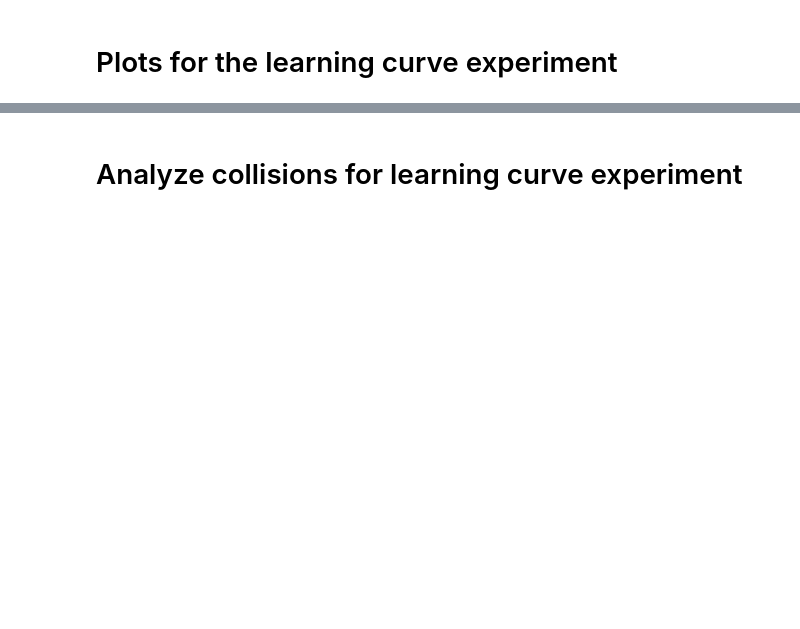
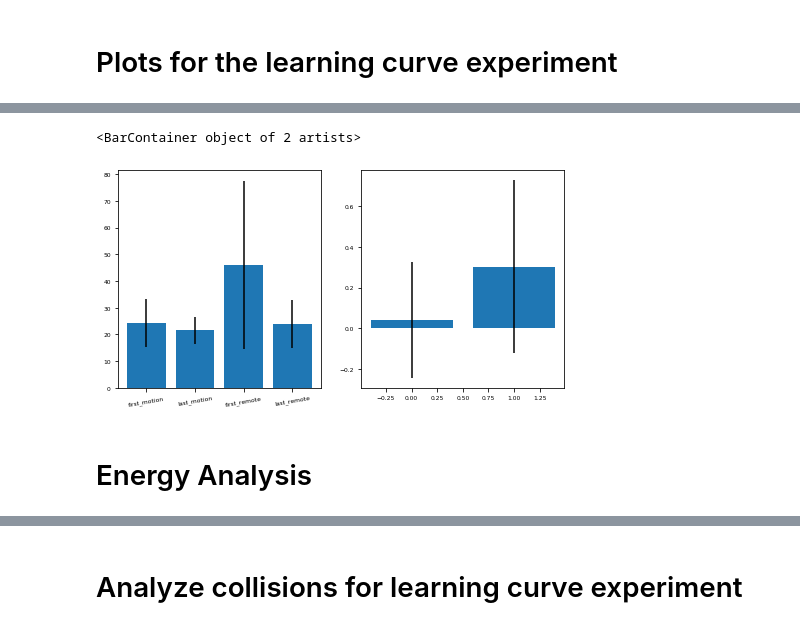
Before and after one commit to medioman22/Bidirectional_Interface, a Jupyter notebook: data_analysis/data_analysis_new.ipynb, the cells around one changed output, grey strips where cells are left out. Cells and saved outputs as stored; diff of their text form; code cells hidden in the pictures; blank space fills up the shorter version.

```diff
--- a/data_analysis/data_analysis_new.ipynb
+++ b/data_analysis/data_analysis_new.ipynb
@@ -134,0 +272,16 @@ NameError: name 'first_runs' is not defined
+# %%
+def compDist(df):
+    x = df['dronePosition.x'].values
+    y = df['dronePosition.y'].values
+    z = df['dronePosition.z'].values
+
+    dx = np.diff(x)
+    dy = np.diff(y)
+    dz = np.diff(z)
+
+    dd = np.sqrt(dx**2+dy**2+dz**2)
+    d = np.sum(dd)
+
+    return d
+# %%
+dist = runBasicAnalysis(compDist)
@@ -135 +306,21 @@ NameError: name 'first_runs' is not defined
+# %%
+size = 6
+
+fig = plt.figure(figsize=(8, 4))
+ax = fig.add_subplot(121)
+ax.bar([0, 1, 2, 3],
+   dist['means'],
+   yerr=dist['stds'])
+
+plt.xticks(range(4), fields, rotation = 10)
+
+ax = fig.add_subplot(122)
+ax.bar([0, 1],
+   [np.mean(dist['diff_mot']), np.mean(dist['diff_rem'])],
+   yerr=[np.std(dist['diff_mot']), np.std(dist['diff_rem'])])
+# %% [output]
+<BarContainer object of 2 artists>
+[figure, added]
+# %% [markdown]
+# Energy Analysis
 # %%
```
Also changed, not shown: parts of 31 cells of this notebook.
